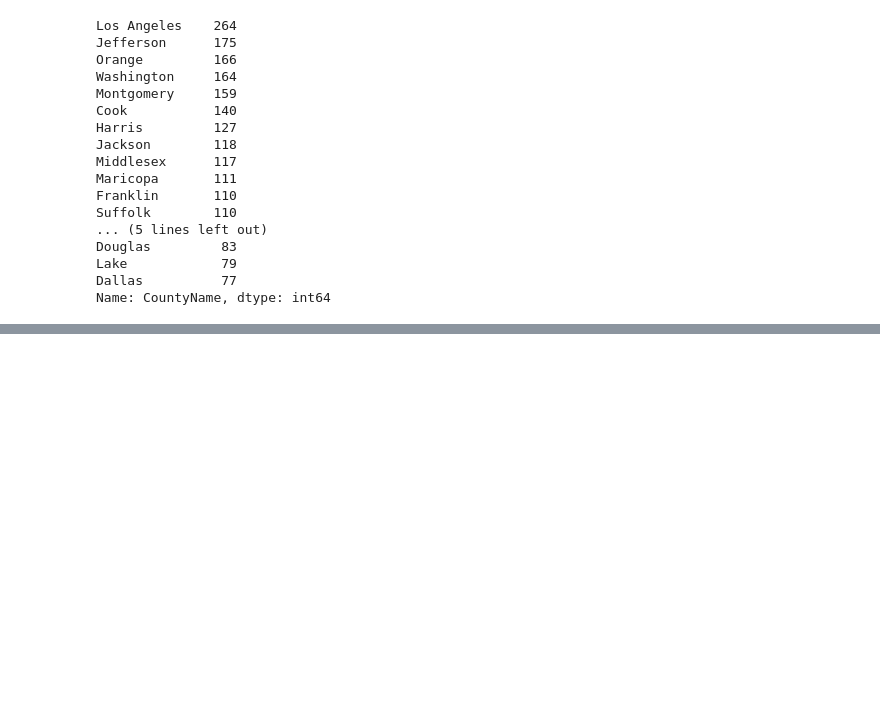
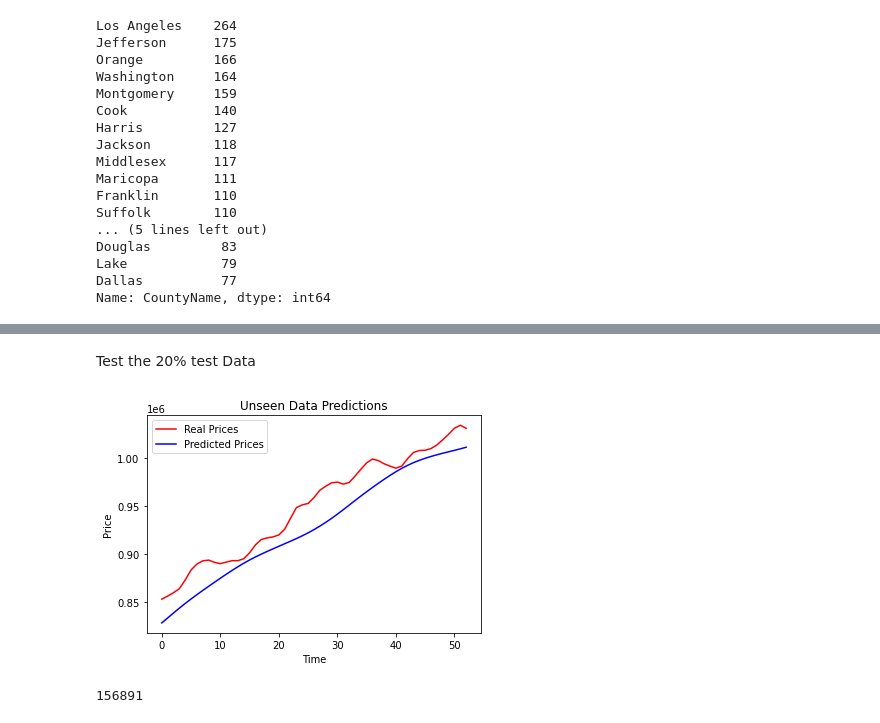
Before and after one commit to FeritYikar/phase4, a Jupyter notebook: jupyter_files/ferit.ipynb, the cells around one changed output, grey strips where cells are left out. Saved outputs shown, nothing was run; the diff lists cells and outputs as text; code cells hidden in the pictures; blank space fills up the shorter version.

```diff
--- a/jupyter_files/ferit.ipynb
+++ b/jupyter_files/ferit.ipynb
@@ -167,0 +235,4 @@ Name: CountyName, dtype: int64
+# %%
+rnn_model.add(Dense(units=1))
+# %%
+rnn_model.compile(optimizer='adam', loss='mean_squared_error')
@@ -167,0 +259,2 @@ Name: CountyName, dtype: int64
+# %%
+rnn_model.fit(X_train, y_train, epochs=100, batch_size=32)
@@ -167,0 +280,15 @@ Name: CountyName, dtype: int64
+# %% [markdown]
+Test the 20% test Data
+# %%
+y_hat_raw = rnn_model.predict(X_test)
+y_hat = scaler.inverse_transform(y_hat_raw)
+# %%
+plt.plot(y_test, color='red', label='Real Prices')
+plt.plot(y_hat, color='blue', label='Predicted Prices')
+plt.title('Unseen Data Predictions')
+plt.xlabel('Time')
+plt.ylabel('Price')
+plt.legend()
+plt.show;
+# %% [output]
+[figure, added]
@@ -167,0 +297,4 @@ Name: CountyName, dtype: int64
+# %%
+df_time_series.isna().sum().sum()
+# %% [output]
+156891
```
Also changed, not shown: parts of 60 cells of this notebook, 4 other files.
